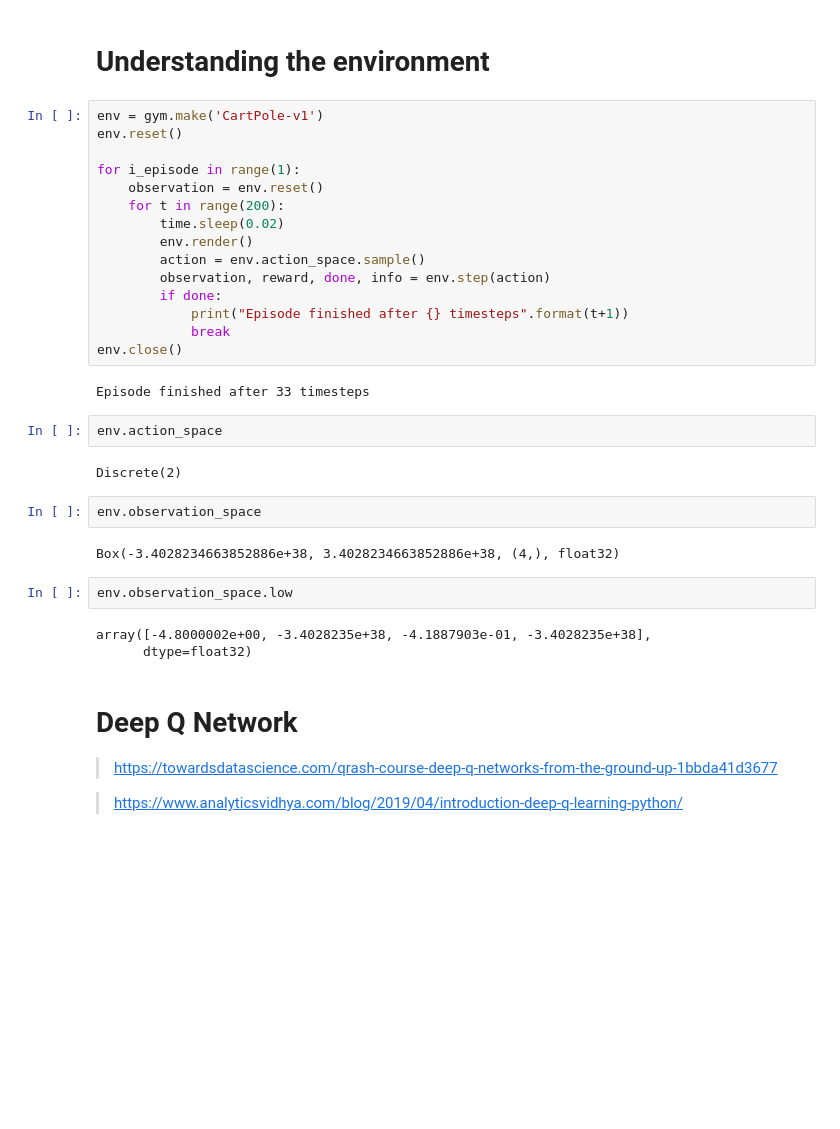
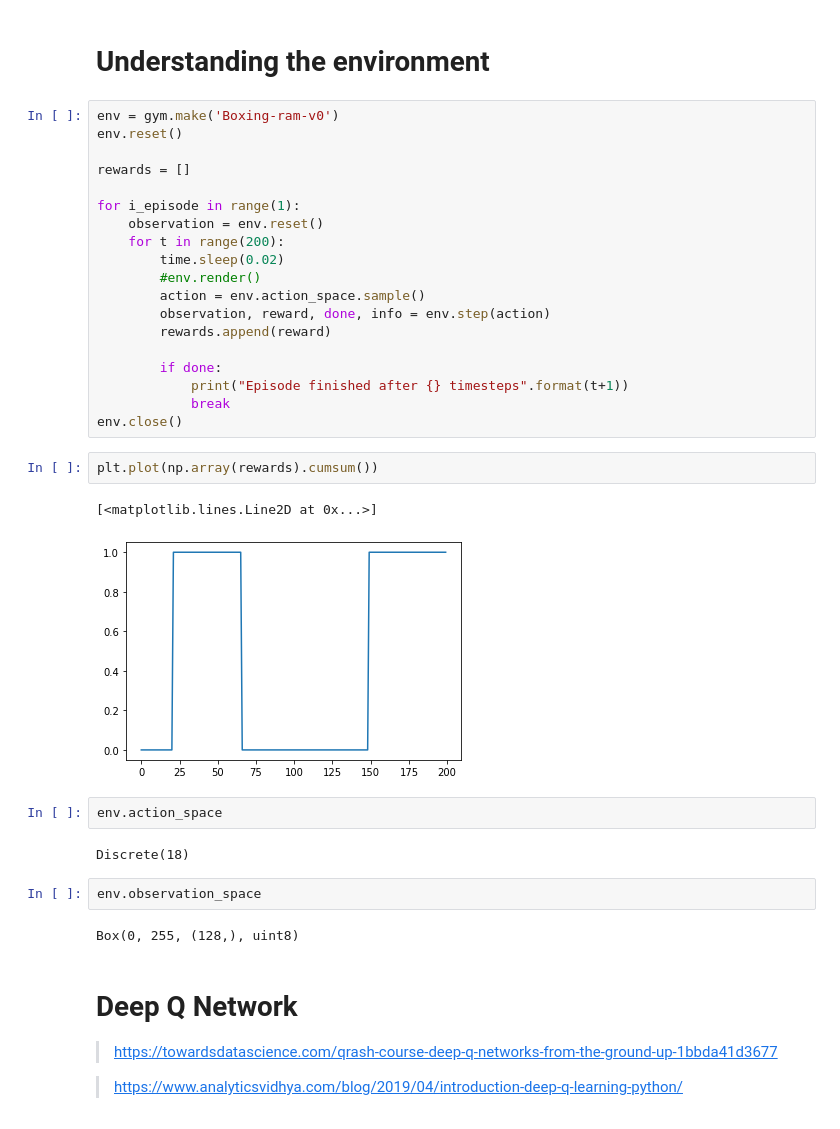
Before and after one commit to clementpiat/amidar_ram, a Jupyter notebook: explore.ipynb, the cells around one changed output. Drawn from its saved outputs; the diff is of its cells as text; blank space fills up the shorter version.

```diff
--- a/explore.ipynb
+++ b/explore.ipynb
@@ -14,35 +14,37 @@ from train import train
 # %% [markdown]
 # Understanding the environment
 # %%
-env = gym.make('CartPole-v1')
+env = gym.make('Boxing-ram-v0')
 env.reset()
+
+rewards = []
 
 for i_episode in range(1):
     observation = env.reset()
     for t in range(200):
         time.sleep(0.02)
-        env.render()
+        #env.render()
         action = env.action_space.sample()
         observation, reward, done, info = env.step(action)
+        rewards.append(reward)
+
         if done:
             print("Episode finished after {} timesteps".format(t+1))
             break
 env.close()
-# %% [output]
-Episode finished after 33 timesteps
+# %%
+plt.plot(np.array(rewards).cumsum())
+# %% [output]
+[<matplotlib.lines.Line2D at 0x...>]
+[figure, added]
 # %%
 env.action_space
 # %% [output]
-Discrete(2)
+Discrete(18)
 # %%
 env.observation_space
 # %% [output]
-Box(-3.4028234663852886e+38, 3.4028234663852886e+38, (4,), float32)
+Box(0, 255, (128,), uint8)
-# %%
-env.observation_space.low
-# %% [output]
-array([-4.8000002e+00, -3.4028235e+38, -4.1887903e-01, -3.4028235e+38],
-      dtype=float32)
 # %% [markdown]
 # Deep Q Network
 
```
Also changed, not shown: parts of 1 cell of this notebook, 3 other files.
